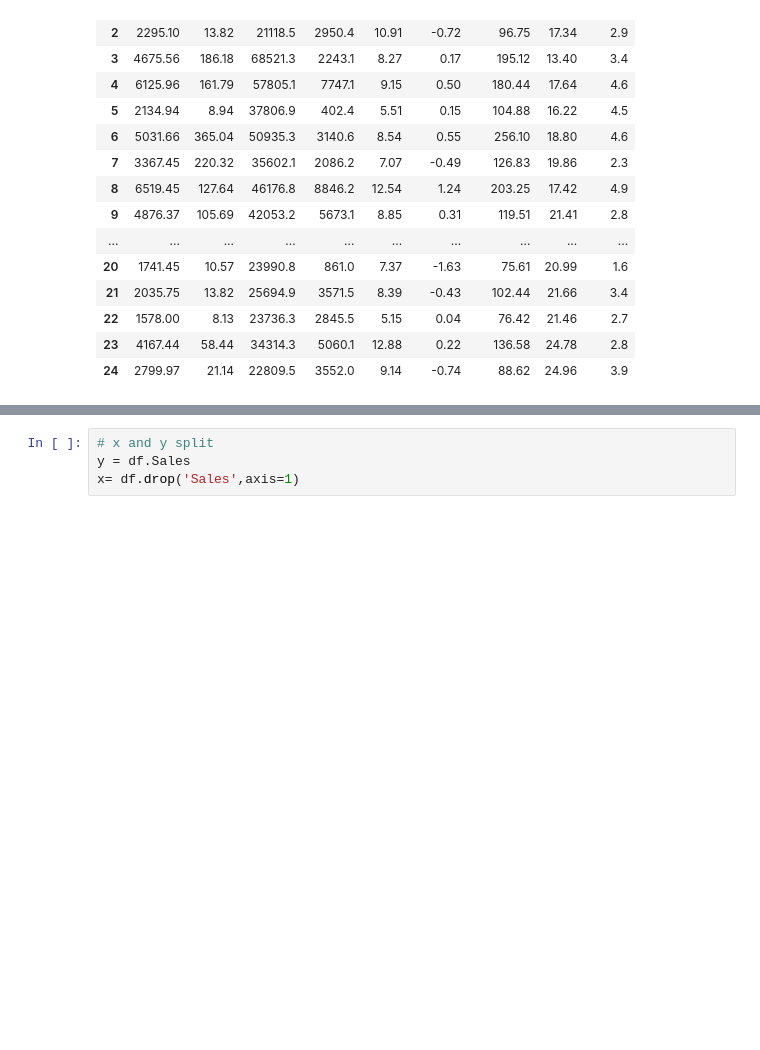
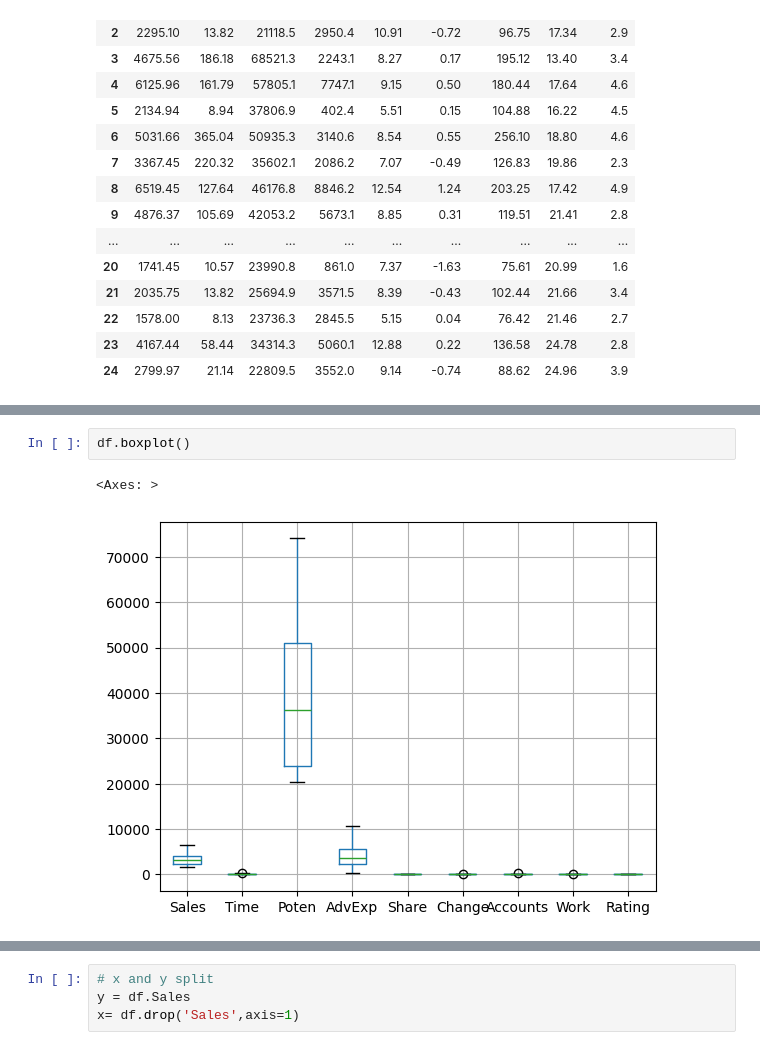
Before and after one commit to denverkim/Data-Analysis, a Jupyter notebook: cravens.ipynb, the cells around one changed output, grey strips where cells are left out. Cells and saved outputs as stored; diff of their text form; blank space fills up the shorter version.

```diff
--- a/cravens.ipynb
+++ b/cravens.ipynb
@@ -27,0 +43,5 @@ df
+# %%
+df.boxplot()
+# %% [output]
+<Axes: >
+[figure, added]
```
Also changed, not shown: parts of 4 cells of this notebook.
